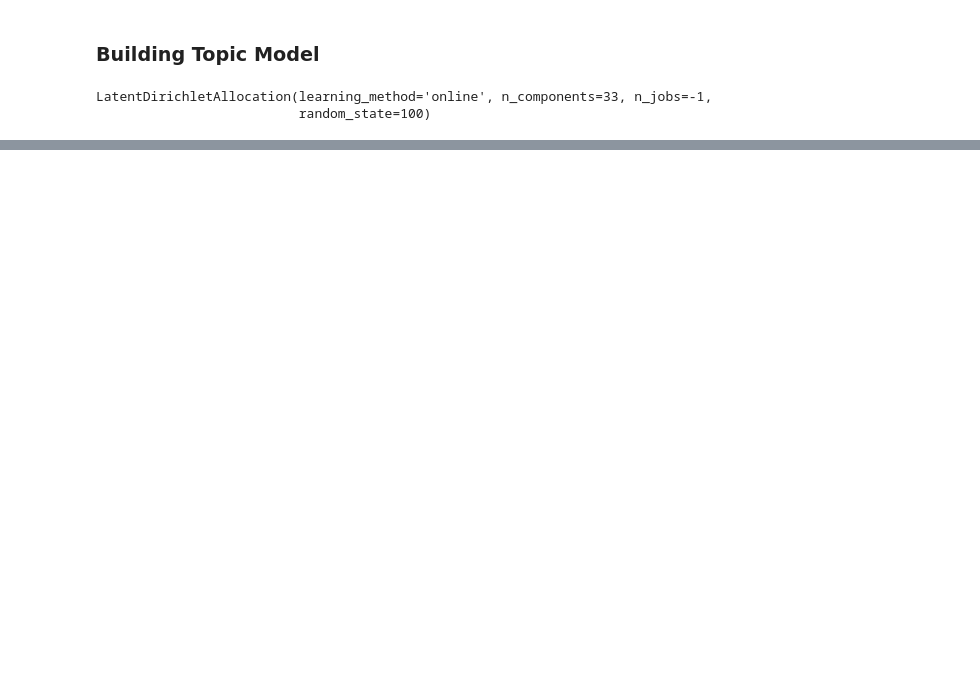
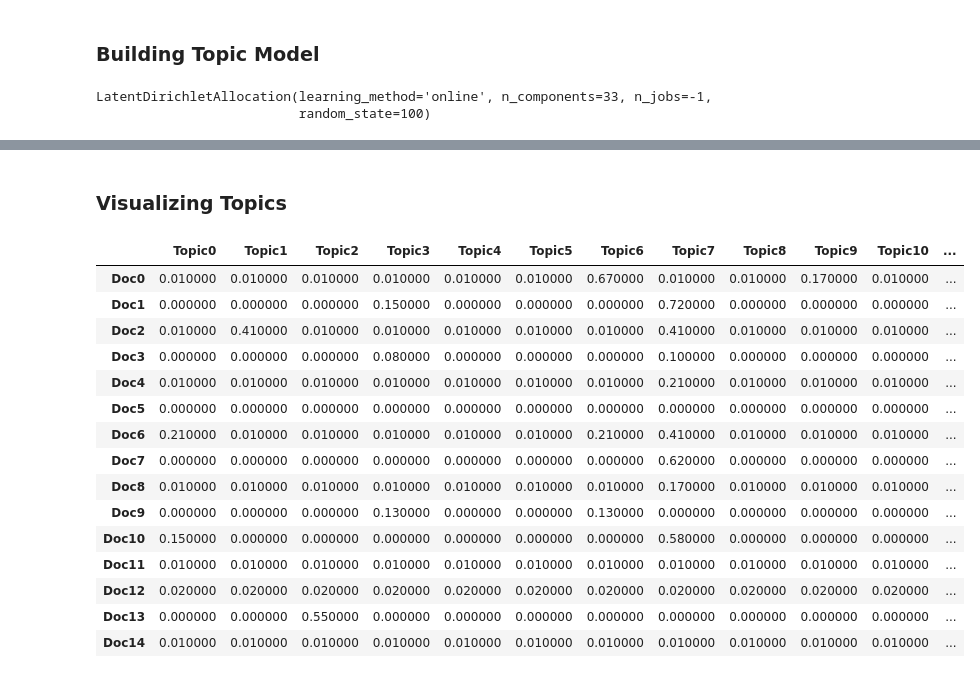
Before and after one commit to gaurangdave/Aletheia, a Jupyter notebook: notebooks/apify_lda_topic_modelling_title.ipynb, the cells around one changed output, grey strips where cells are left out. Drawn from its saved outputs; the diff is of its cells as text; code cells hidden in the pictures; blank space fills up the shorter version.

```diff
--- a/notebooks/apify_lda_topic_modelling_title.ipynb
+++ b/notebooks/apify_lda_topic_modelling_title.ipynb
@@ -2154,0 +1926,22 @@ Function get_feature_names is deprecated; get_feature_names is deprecated in 1.0
+# %% [markdown]
+### Visualizing Topics
+# %%
+dominant_topics = print_sklearn_dominant_topics(lda_model, data_vectorized)
+dominant_topics
+# %% [output]
+|  | Topic0 | Topic1 | Topic2 | Topic3 | Topic4 | Topic5 | Topic6 | Topic7 | Topic8 | Topic9 | Topic10 | ... |
+| Doc0 | 0.010000 | 0.010000 | 0.010000 | 0.010000 | 0.010000 | 0.010000 | 0.670000 | 0.010000 | 0.010000 | 0.170000 | 0.010000 | ... |
+| Doc1 | 0.000000 | 0.000000 | 0.000000 | 0.150000 | 0.000000 | 0.000000 | 0.000000 | 0.720000 | 0.000000 | 0.000000 | 0.000000 | ... |
+| Doc2 | 0.010000 | 0.410000 | 0.010000 | 0.010000 | 0.010000 | 0.010000 | 0.010000 | 0.410000 | 0.010000 | 0.010000 | 0.010000 | ... |
+| Doc3 | 0.000000 | 0.000000 | 0.000000 | 0.080000 | 0.000000 | 0.000000 | 0.000000 | 0.100000 | 0.000000 | 0.000000 | 0.000000 | ... |
+| Doc4 | 0.010000 | 0.010000 | 0.010000 | 0.010000 | 0.010000 | 0.010000 | 0.010000 | 0.210000 | 0.010000 | 0.010000 | 0.010000 | ... |
+| Doc5 | 0.000000 | 0.000000 | 0.000000 | 0.000000 | 0.000000 | 0.000000 | 0.000000 | 0.000000 | 0.000000 | 0.000000 | 0.000000 | ... |
+| Doc6 | 0.210000 | 0.010000 | 0.010000 | 0.010000 | 0.010000 | 0.010000 | 0.210000 | 0.410000 | 0.010000 | 0.010000 | 0.010000 | ... |
+| Doc7 | 0.000000 | 0.000000 | 0.000000 | 0.000000 | 0.000000 | 0.000000 | 0.000000 | 0.620000 | 0.000000 | 0.000000 | 0.000000 | ... |
+| Doc8 | 0.010000 | 0.010000 | 0.010000 | 0.010000 | 0.010000 | 0.010000 | 0.010000 | 0.170000 | 0.010000 | 0.010000 | 0.010000 | ... |
+| Doc9 | 0.000000 | 0.000000 | 0.000000 | 0.130000 | 0.000000 | 0.000000 | 0.130000 | 0.000000 | 0.000000 | 0.000000 | 0.000000 | ... |
+| Doc10 | 0.150000 | 0.000000 | 0.000000 | 0.000000 | 0.000000 | 0.000000 | 0.000000 | 0.580000 | 0.000000 | 0.000000 | 0.000000 | ... |
+| Doc11 | 0.010000 | 0.010000 | 0.010000 | 0.010000 | 0.010000 | 0.010000 | 0.010000 | 0.010000 | 0.010000 | 0.010000 | 0.010000 | ... |
+| Doc12 | 0.020000 | 0.020000 | 0.020000 | 0.020000 | 0.020000 | 0.020000 | 0.020000 | 0.020000 | 0.020000 | 0.020000 | 0.020000 | ... |
+| Doc13 | 0.000000 | 0.000000 | 0.550000 | 0.000000 | 0.000000 | 0.000000 | 0.000000 | 0.000000 | 0.000000 | 0.000000 | 0.000000 | ... |
+| Doc14 | 0.010000 | 0.010000 | 0.010000 | 0.010000 | 0.010000 | 0.010000 | 0.010000 | 0.010000 | 0.010000 | 0.010000 | 0.010000 | ... |
```
Also changed, not shown: parts of 65 cells of this notebook, 4 other files.
